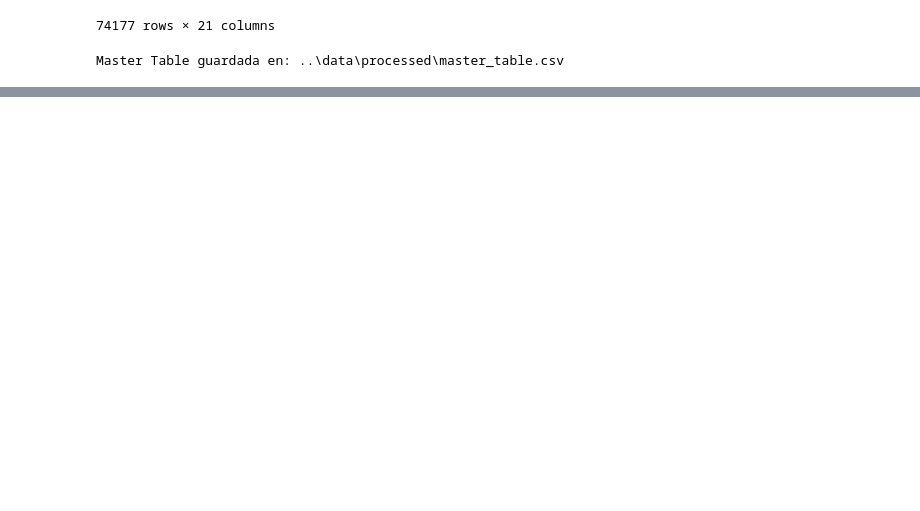
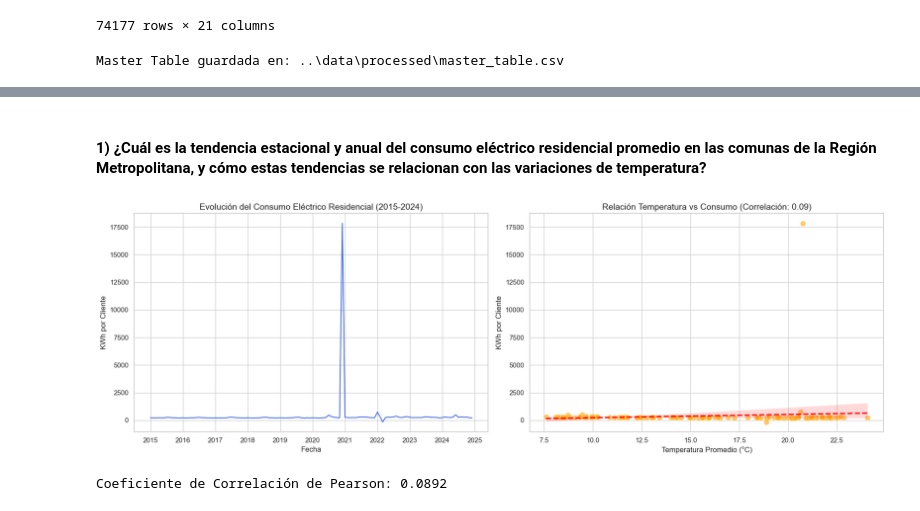
Before and after one commit to vtyphoonic/IMT2200-Proyecto, a Jupyter notebook: notebooks/04_Limpieza_y_EDA.ipynb, the cells around one changed output, grey strips where cells are left out. Cells and saved outputs as stored; diff of their text form; code cells hidden in the pictures; blank space fills up the shorter version.

```diff
--- a/notebooks/04_Limpieza_y_EDA.ipynb
+++ b/notebooks/04_Limpieza_y_EDA.ipynb
@@ -320,0 +329,27 @@ Master Table guardada en: ..\data\processed\master_table.csv
+# %% [markdown]
+#### 1) ¿Cuál es la tendencia estacional y anual del consumo eléctrico residencial promedio en las comunas de la Región Metropolitana, y cómo estas tendencias se relacionan con las variaciones de temperatura?
+# %%
+df_res = df_master[df_master['tipo_clientes'] == 'Residencial'].copy()
+df_monthly = df_res.groupby('fecha')[['kwh_por_cliente', 'temp_prom_mes']].mean().reset_index()
+corr = df_monthly['kwh_por_cliente'].corr(df_monthly['temp_prom_mes'])
+fig, axes = plt.subplots(1, 2, figsize=(18, 6))
+
+# Subgráfico 1: Tendencia Temporal
+sns.lineplot(data=df_monthly, x='fecha', y='kwh_por_cliente', color='royalblue', ax=axes[0])
+axes[0].set_title('Evolución del Consumo Eléctrico Residencial (2015-2024)', fontsize=14)
+axes[0].set_ylabel('KWh por Cliente')
+axes[0].set_xlabel('Fecha')
+
+# Subgráfico 2: Dispersión Temperatura vs Consumo
+sns.scatterplot(data=df_monthly, x='temp_prom_mes', y='kwh_por_cliente', alpha=0.6, color='orange',s=80, ax=axes[1])
+sns.regplot(data=df_monthly, x='temp_prom_mes', y='kwh_por_cliente', scatter=False, color='red', ax=axes[1], line_kws={'linestyle':'--'})
+
+axes[1].set_title(f'Relación Temperatura vs Consumo (Correlación: {corr:.2f})', fontsize=14)
+axes[1].set_xlabel('Temperatura Promedio (°C)')
+axes[1].set_ylabel('KWh por Cliente')
+plt.tight_layout()
+plt.show()
+print(f"Coeficiente de Correlación de Pearson: {corr:.4f}")
+# %% [output]
+[figure, added]
+Coeficiente de Correlación de Pearson: 0.0892
```
Also changed, not shown: parts of 18 cells of this notebook.
